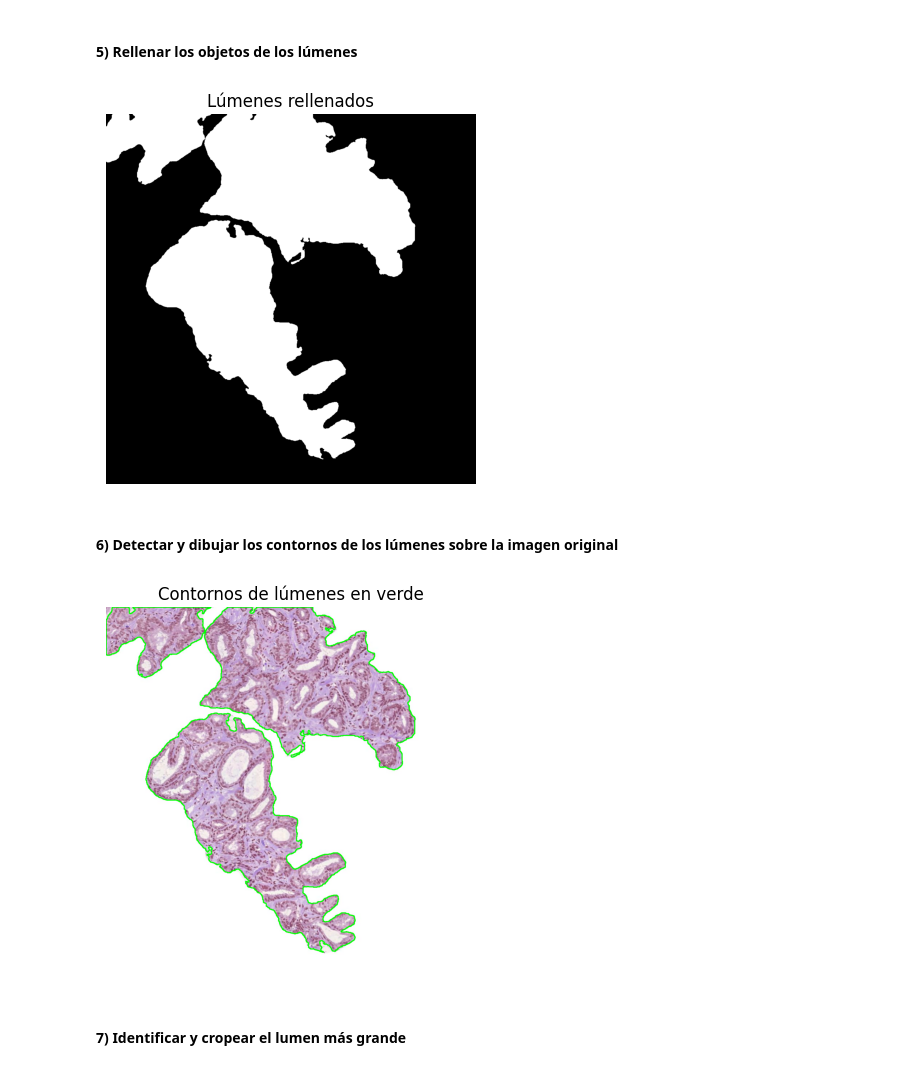
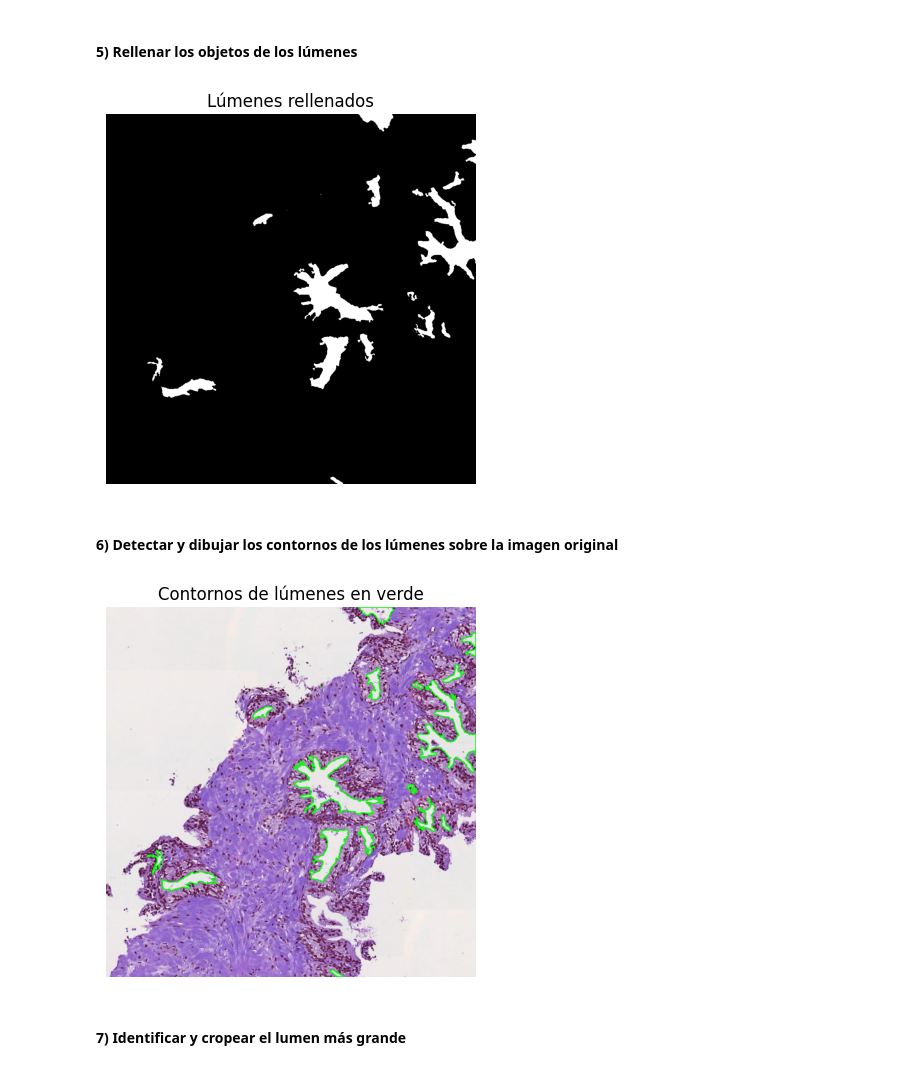
Before and after one commit to peraltarh/VIUMasterInAI, a Jupyter notebook: 4.Aprendizaje Supervisado/Trabajo Practico/Actividad_Computer_Vision_C1.ipynb, the cells around one changed output. Saved outputs shown, nothing was run; the diff lists cells and outputs as text; code cells hidden in the pictures.

```diff
--- a/4.Aprendizaje Supervisado/Trabajo Practico/Actividad_Computer_Vision_C1.ipynb
+++ b/4.Aprendizaje Supervisado/Trabajo Practico/Actividad_Computer_Vision_C1.ipynb
@@ -80,13 +87,21 @@ plt.show()
 # Visualizar la máscara resultante
 # Aplicar un filtro gaussiano de tamaño 5x5
 
-blurred = cv2.GaussianBlur(CMYK, (5, 5), 0)
-# Convertir la imagen a escala de grises
-gray = cv2.cvtColor(blurred, cv2.COLOR_BGR2GRAY)
-# Aplicar el método de Otsu para obtener la máscara
-_, gauss_mask = cv2.threshold(gray, 0, 255, cv2.THRESH_BINARY + cv2.THRESH_OTSU)
+def generate_gauss_mask (cmyk_image):
+    blurred = cv2.GaussianBlur(cmyk_image, (5, 5), 0)
+    # Convertir la imagen a escala de grises
+    gray = cv2.cvtColor(blurred, cv2.COLOR_BGR2GRAY)
+    # Aplicar el método de Otsu para obtener la máscara
+    _, gauss_mask = cv2.threshold(gray, 0, 1, cv2.THRESH_OTSU)
+    # Invertir la imagen
+    gauss_mask = 1 - gauss_mask
+    return gauss_mask
+
+#_, gauss_mask = cv2.threshold(gray, 0, 255, cv2.THRESH_BINARY + cv2.THRESH_OTSU)
+
+gauss = generate_gauss_mask(CMYK)
 # Visualizar la máscara resultante
-plt.imshow(gauss_mask, cmap='gray')
+plt.imshow(gauss, cmap='gray')
 plt.axis('off')
 plt.title('Máscara Otsu')
 plt.show()
@@ -208,0 +161,19 @@ else:
+# %%
+# Crear una copia de la imagen
+just_lumens = gaus_cleaned.copy()
+seeds = find_seeds(gaus_cleaned, 4)
+
+
+# Definir una imagen negra de referencia
+h, w = gaus_cleaned.shape
+ref = np.zeros((h+2, w+2), np.uint8)
+
+# Fijar la semilla. En este caso en la esquina superior izquierda (posición 0,0) para rellenar a partir de ahí
+#cv2.floodFill(mask, ref, (0,1000), 0); # Como nos interesa rellenar de negro, utilizamos el 0 en la última posición
+for _ in seeds:
+    cv2.floodFill(just_lumens, ref, _, 0); # Como nos interesa rellenar de negro, utilizamos el 0 en la última posición
+
+fig, ax = plt.subplots(1,2)
+ax[0].imshow(gaus_cleaned, cmap='gray'), ax[0].set_title('original'), ax[0].axis('off')
+ax[1].imshow(just_lumens, cmap='gray'), ax[1].set_title('solo lumens'), ax[1].axis('off')
+plt.show()
@@ -213,7 +186,7 @@ else:
 from scipy.ndimage import binary_fill_holes
 
 # Rellenar los lúmenes en la imagen segmentada
-filled_lumens = binary_fill_holes(segmented_image > 0)
+filled_lumens = binary_fill_holes(just_lumens > 0)
 
 # Visualizar la máscara resultante
 plt.imshow(filled_lumens, cmap='gray')
@@ -221,29 +194,29 @@ plt.axis('off')
 plt.title('Lúmenes rellenados')
 plt.show()
 # %% [output]
-[figure, old version]
+[figure, new version]
 # %% [markdown]
 #### 6) Detectar y dibujar los contornos de los lúmenes sobre la imagen original
 # %%
 # Dibujar los contornos de los lúmenes en color verde sobre la imagen original RGB. Nota: Utilizar los flags necesarios para que los contornos en verde sean perfectamente visibles.
 
 # Detectar contornos en la máscara de lúmenes rellenados
 contours, _ = cv2.findContours(filled_lumens.astype(np.uint8), cv2.RETR_EXTERNAL, cv2.CHAIN_APPROX_SIMPLE)
 
 # Crear una copia de la imagen original en formato uint8
-img_rgb = (img * 255).astype(np.uint8) if img.max() <= 1.0 else img.copy()
+img_rgb = (rgb_img * 255).astype(np.uint8) if rgb_img.max() <= 1.0 else rgb_img.copy()
 
 # Dibujar los contornos en verde (BGR: (0,255,0)) sobre la imagen original
 img_contours = img_rgb.copy()
 cv2.drawContours(img_contours, contours, -1, (0,255,0), thickness=2)
 
 # Visualizar el resultado
 plt.imshow(cv2.cvtColor(img_contours, cv2.COLOR_BGR2RGB))
 plt.axis('off')
 plt.title('Contornos de lúmenes en verde')
 plt.show()
 # %% [output]
-[figure, old version]
+[figure, new version]
 # %% [markdown]
 #### 7) Identificar y cropear el lumen más grande
 # %%
```
Also changed, not shown: parts of 11 cells of this notebook, 1 other file.
